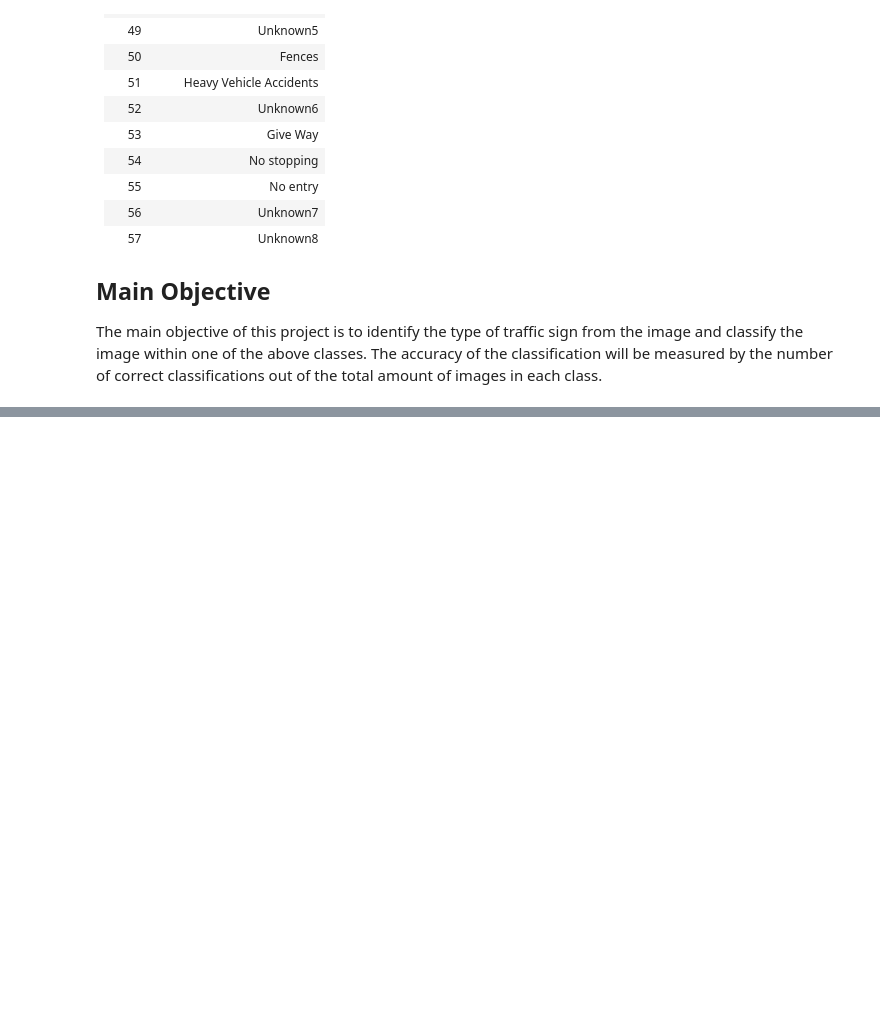
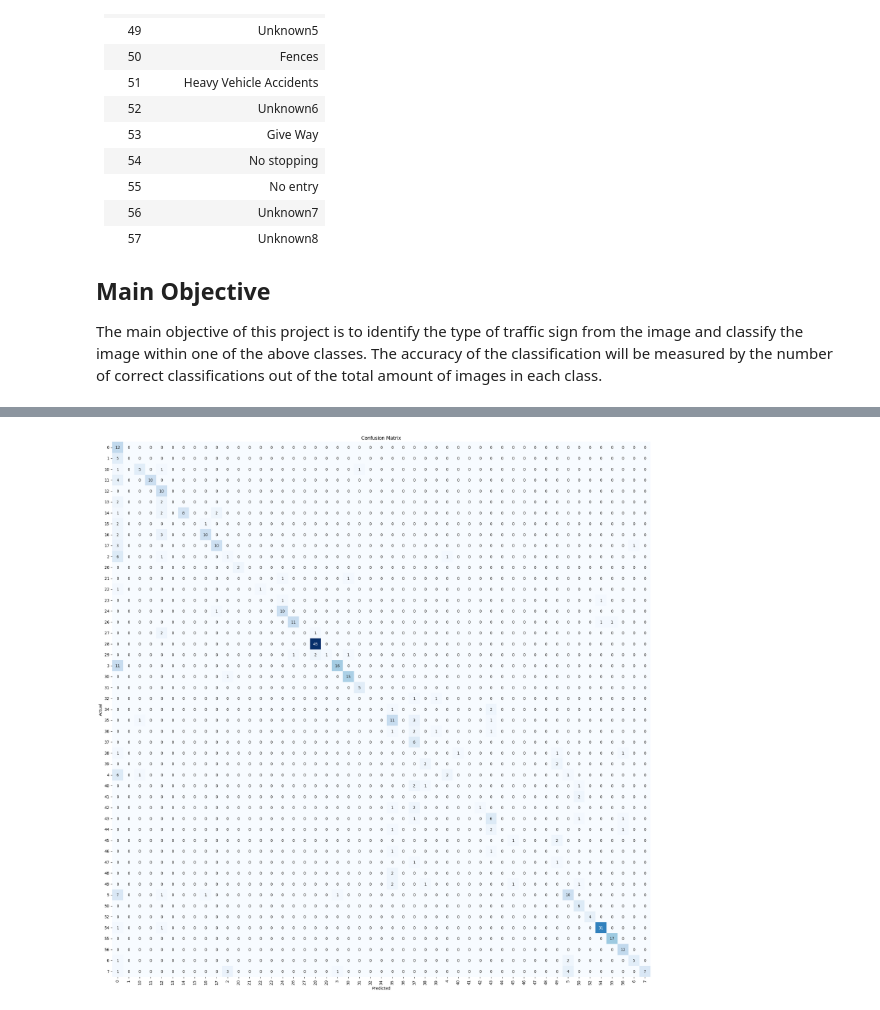
Before and after one commit to calebrauscher/IBM_Deep_Learning, a Jupyter notebook: traffic-sign-classification.ipynb, the cells around one changed output, grey strips where cells are left out. Saved outputs shown, nothing was run; the diff lists cells and outputs as text; code cells hidden in the pictures; blank space fills up the shorter version.

```diff
--- a/traffic-sign-classification.ipynb
+++ b/traffic-sign-classification.ipynb
@@ -139,0 +178,4 @@ labels.set_index("ClassId")
+# %%
+split_df, _ = split_dataset(image_df)
+train_df, test_df = custom_train_test_split(split_df)
+train, val = custom_train_test_split(train_df)
@@ -139,0 +356,11 @@ labels.set_index("ClassId")
+# %%
+true_labels = []
+for _, labels in test_images:
+    true_labels.extend(np.argmax(labels, axis=1))
+    if len(true_labels) >= test_images.samples:
+        break  # Stop when all samples are processed
+
+true_labels = np.array(true_labels)
+# %%
+pred_probs = model.predict(test_images)  # Get probability outputs
+pred_labels = np.argmax(pred_probs, axis=1)  # Convert to class indices
@@ -139,0 +377,4 @@ labels.set_index("ClassId")
+# %%
+class_names = list(test_images.class_indices.keys())
+clr = classification_report(true_labels, pred_labels, target_names=class_names, zero_division=0.0)
+print("Classification Report:\n----------------------\n", clr)
@@ -139,0 +399,14 @@ labels.set_index("ClassId")
+# %%
+cm = confusion_matrix(true_labels, pred_labels)
+fig_width = len(class_names) * 0.5
+fig_height = len(class_names) * 0.5
+plt.figure(figsize=(fig_width, fig_height))
+sns.heatmap(cm, annot=True, vmin=0, fmt='g', cmap='Blues', cbar=False)
+plt.xticks(np.arange(len(class_names))+.5, class_names, rotation= 90)
+plt.yticks(np.arange(len(class_names))+.5, class_names, rotation=0)
+plt.xlabel("Predicted")
+plt.ylabel("Actual")
+plt.title("Confusion Matrix")
+plt.show()
+# %% [output]
+[figure, added]
```
Also changed, not shown: parts of 18 cells of this notebook.
